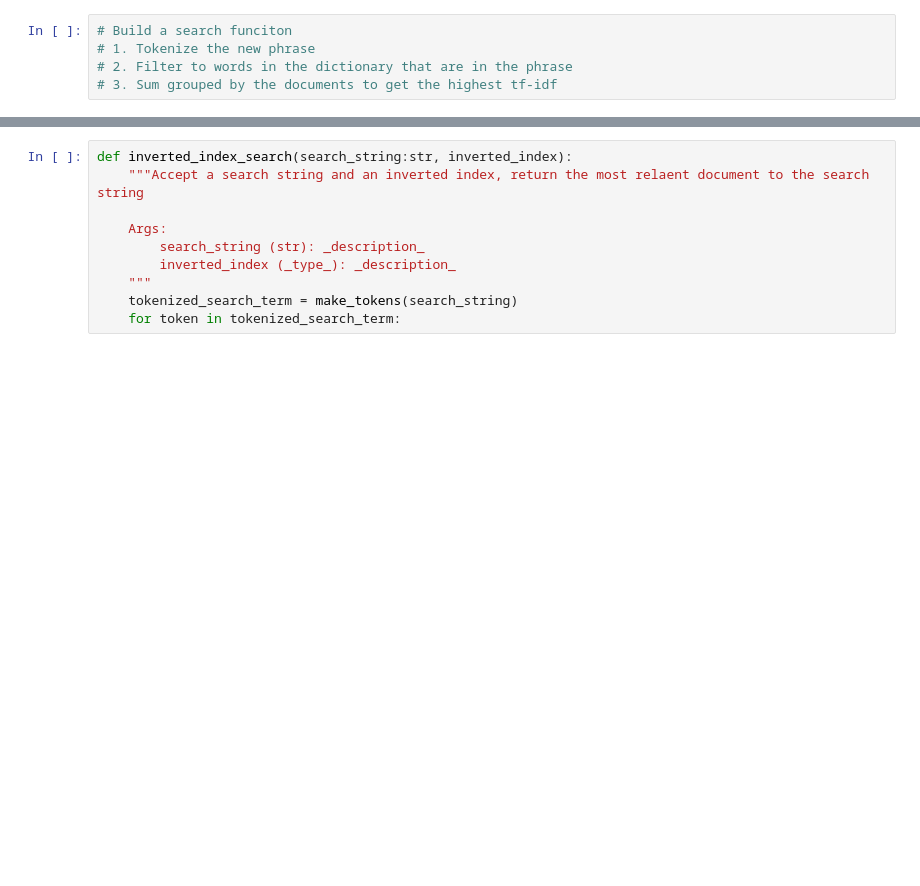
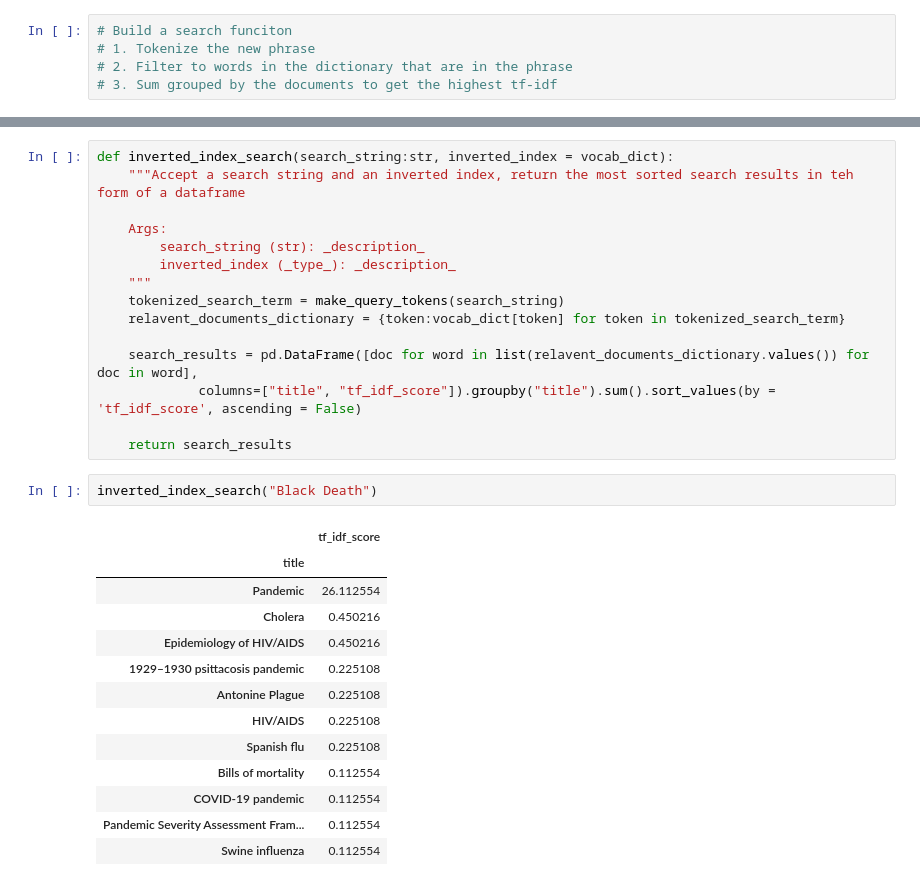
Before and after one commit to JTanner4/nlp_elastic-search, a Jupyter notebook: search_with_inverted_index.ipynb, the cells around one changed output, grey strips where cells are left out. Cells and saved outputs as stored; diff of their text form; blank space fills up the shorter version.

```diff
--- a/search_with_inverted_index.ipynb
+++ b/search_with_inverted_index.ipynb
@@ -92,10 +99,31 @@ tokenized_search_term
 # %%
-def inverted_index_search(search_string:str, inverted_index):
-    """Accept a search string and an inverted index, return the most relaent document to the search string
+def inverted_index_search(search_string:str, inverted_index = vocab_dict):
+    """Accept a search string and an inverted index, return the most sorted search results in teh form of a dataframe
 
     Args:
         search_string (str): _description_
         inverted_index (_type_): _description_
     """
-    tokenized_search_term = make_tokens(search_string)
-    for token in tokenized_search_term:
+    tokenized_search_term = make_query_tokens(search_string)
+    relavent_documents_dictionary = {token:vocab_dict[token] for token in tokenized_search_term}
+
+    search_results = pd.DataFrame([doc for word in list(relavent_documents_dictionary.values()) for doc in word],
+             columns=["title", "tf_idf_score"]).groupby("title").sum().sort_values(by = 'tf_idf_score', ascending = False)
+
+    return search_results
+# %%
+inverted_index_search("Black Death")
+# %% [output]
+|  | tf_idf_score |
+| title |  |
+| Pandemic | 26.112554 |
+| Cholera | 0.450216 |
+| Epidemiology of HIV/AIDS | 0.450216 |
+| 1929–1930 psittacosis pandemic | 0.225108 |
+| Antonine Plague | 0.225108 |
+| HIV/AIDS | 0.225108 |
+| Spanish flu | 0.225108 |
+| Bills of mortality | 0.112554 |
+| COVID-19 pandemic | 0.112554 |
+| Pandemic Severity Assessment Fram... | 0.112554 |
+| Swine influenza | 0.112554 |
```
Also changed, not shown: parts of 5 cells of this notebook, 2 other files.
